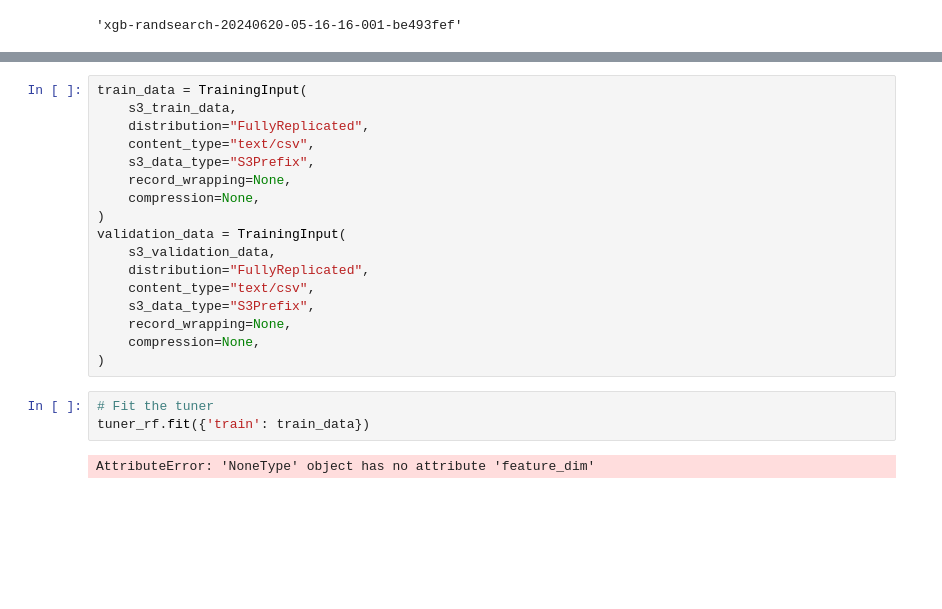
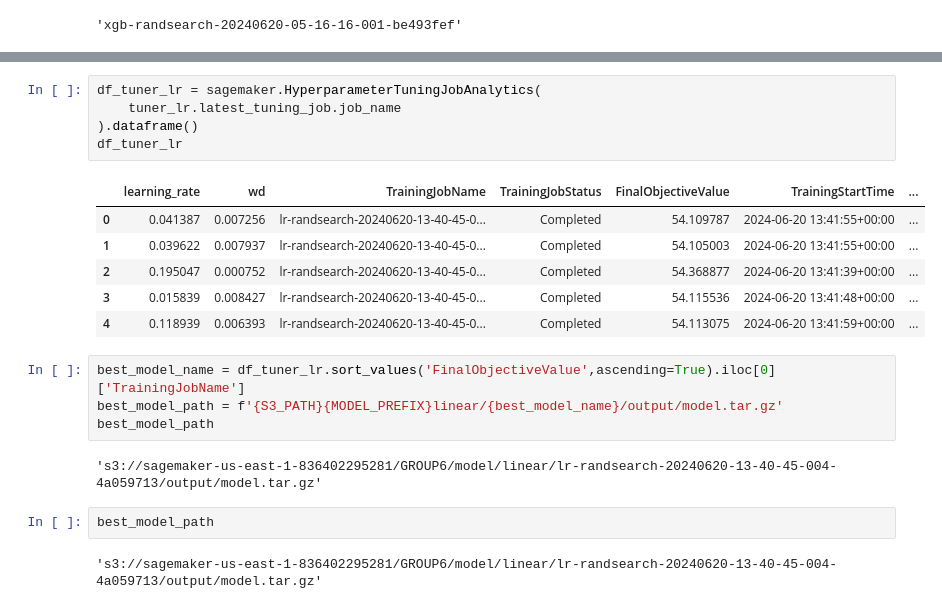
Before and after one commit to shunqi-wang/MLE-US-Flights, a Jupyter notebook: MLE-US-Flights.ipynb, the cells around one changed output, grey strips where cells are left out. Saved outputs shown, nothing was run; the diff lists cells and outputs as text; blank space fills up the shorter version.

Commit message:
Added linear learner model

```diff
--- a/MLE-US-Flights.ipynb
+++ b/MLE-US-Flights.ipynb
@@ -634,22 +766,22 @@ s3_validation_data
-# %%
-train_data = TrainingInput(
-    s3_train_data,
-    distribution="FullyReplicated",
-    content_type="text/csv",
-    s3_data_type="S3Prefix",
-    record_wrapping=None,
-    compression=None,
-)
-validation_data = TrainingInput(
-    s3_validation_data,
-    distribution="FullyReplicated",
-    content_type="text/csv",
-    s3_data_type="S3Prefix",
-    record_wrapping=None,
-    compression=None,
-)
-# %%
-# Fit the tuner
-tuner_rf.fit({'train': train_data})
-# %% [output]
-AttributeError: 'NoneType' object has no attribute 'feature_dim'
+# %%
+df_tuner_lr = sagemaker.HyperparameterTuningJobAnalytics(
+    tuner_lr.latest_tuning_job.job_name
+).dataframe()
+df_tuner_lr
+# %% [output]
+|  | learning_rate | wd | TrainingJobName | TrainingJobStatus | FinalObjectiveValue | TrainingStartTime | ... |
+| 0 | 0.041387 | 0.007256 | lr-randsearch-20240620-13-40-45-0... | Completed | 54.109787 | 2024-06-20 13:41:55+00:00 | ... |
+| 1 | 0.039622 | 0.007937 | lr-randsearch-20240620-13-40-45-0... | Completed | 54.105003 | 2024-06-20 13:41:55+00:00 | ... |
+| 2 | 0.195047 | 0.000752 | lr-randsearch-20240620-13-40-45-0... | Completed | 54.368877 | 2024-06-20 13:41:39+00:00 | ... |
+| 3 | 0.015839 | 0.008427 | lr-randsearch-20240620-13-40-45-0... | Completed | 54.115536 | 2024-06-20 13:41:48+00:00 | ... |
+| 4 | 0.118939 | 0.006393 | lr-randsearch-20240620-13-40-45-0... | Completed | 54.113075 | 2024-06-20 13:41:59+00:00 | ... |
+# %%
+best_model_name = df_tuner_lr.sort_values('FinalObjectiveValue',ascending=True).iloc[0]['TrainingJobName']
+best_model_path = f'{S3_PATH}{MODEL_PREFIX}linear/{best_model_name}/output/model.tar.gz'
+best_model_path
+# %% [output]
+'s3://sagemaker-us-east-1-836402295281/GROUP6/model/linear/lr-randsearch-20240620-13-40-45-004-4a059713/output/model.tar.gz'
+# %%
+best_model_path
+# %% [output]
+'s3://sagemaker-us-east-1-836402295281/GROUP6/model/linear/lr-randsearch-20240620-13-40-45-004-4a059713/output/model.tar.gz'
```
Also changed, not shown: parts of 20 cells of this notebook.
